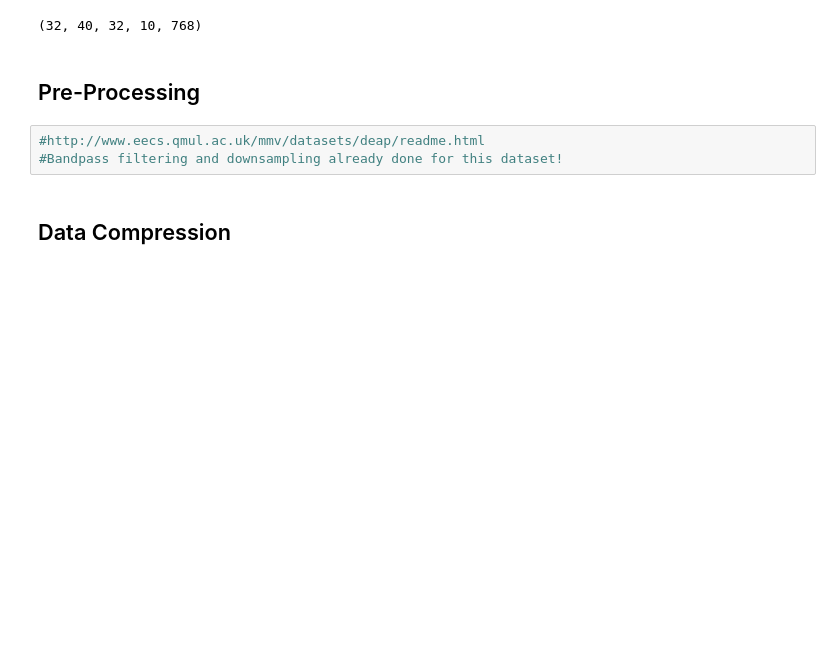
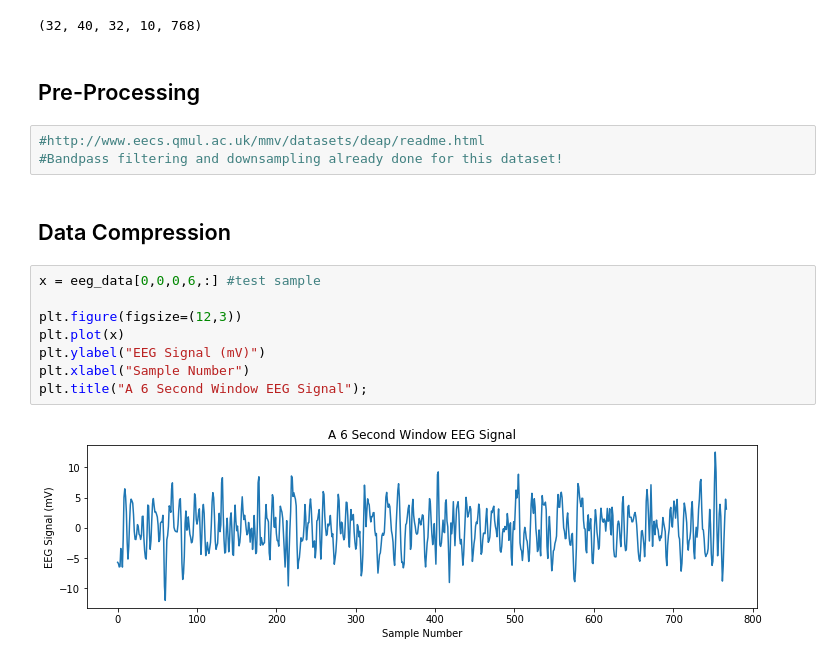
Before and after one commit to rmoughan/Compressive_Sensing_EEG_BMI, a Jupyter notebook: CS_EEG_data.ipynb, the cells around one changed output. Saved outputs shown, nothing was run; the diff lists cells and outputs as text; blank space fills up the shorter version.

```diff
--- a/CS_EEG_data.ipynb
+++ b/CS_EEG_data.ipynb
@@ -49,6 +50,16 @@ eeg_data.shape
 #Bandpass filtering and downsampling already done for this dataset!
 # %% [markdown]
 ## Data Compression
+# %%
+x = eeg_data[0,0,0,6,:] #test sample
+
+plt.figure(figsize=(12,3))
+plt.plot(x)
+plt.ylabel("EEG Signal (mV)")
+plt.xlabel("Sample Number")
+plt.title("A 6 Second Window EEG Signal");
+# %% [output]
+[figure, added]
 # %%
 #dictionary (D) we should be using is inverse db5 WT matrix
 #seems like we want to use idwt from pywt with 'db5'
```
Also changed, not shown: parts of 6 cells of this notebook.
